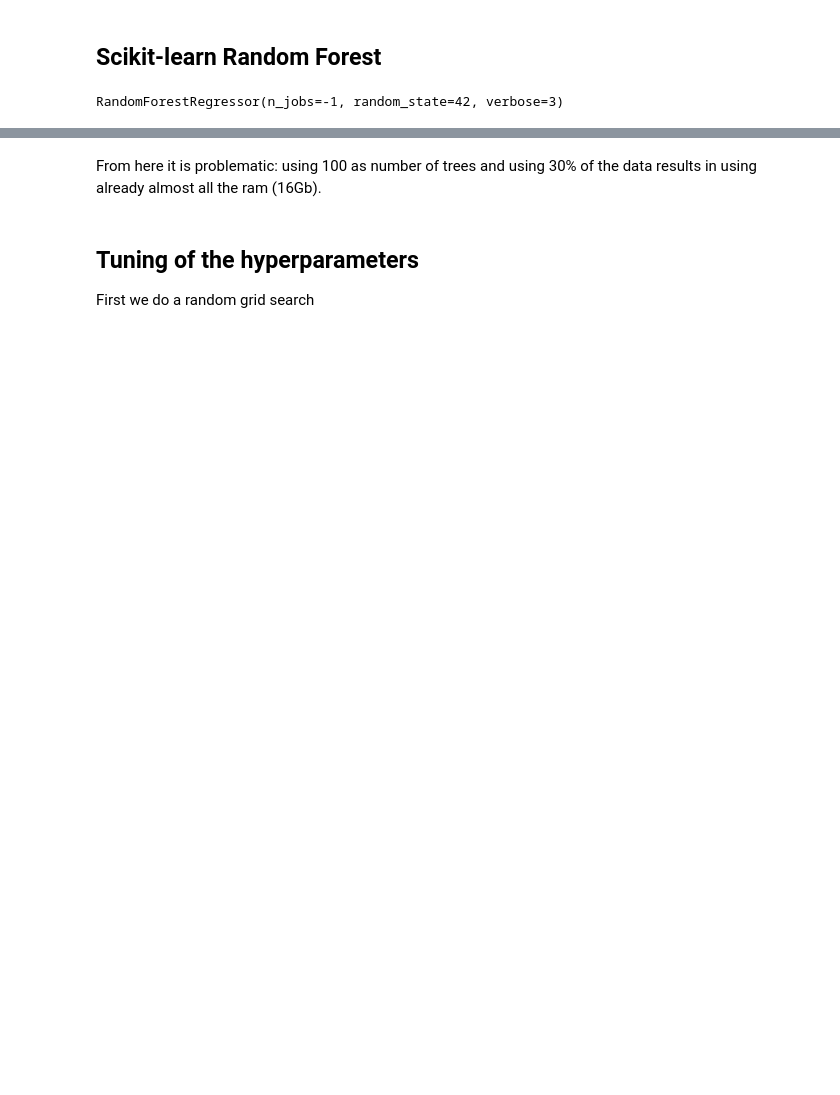
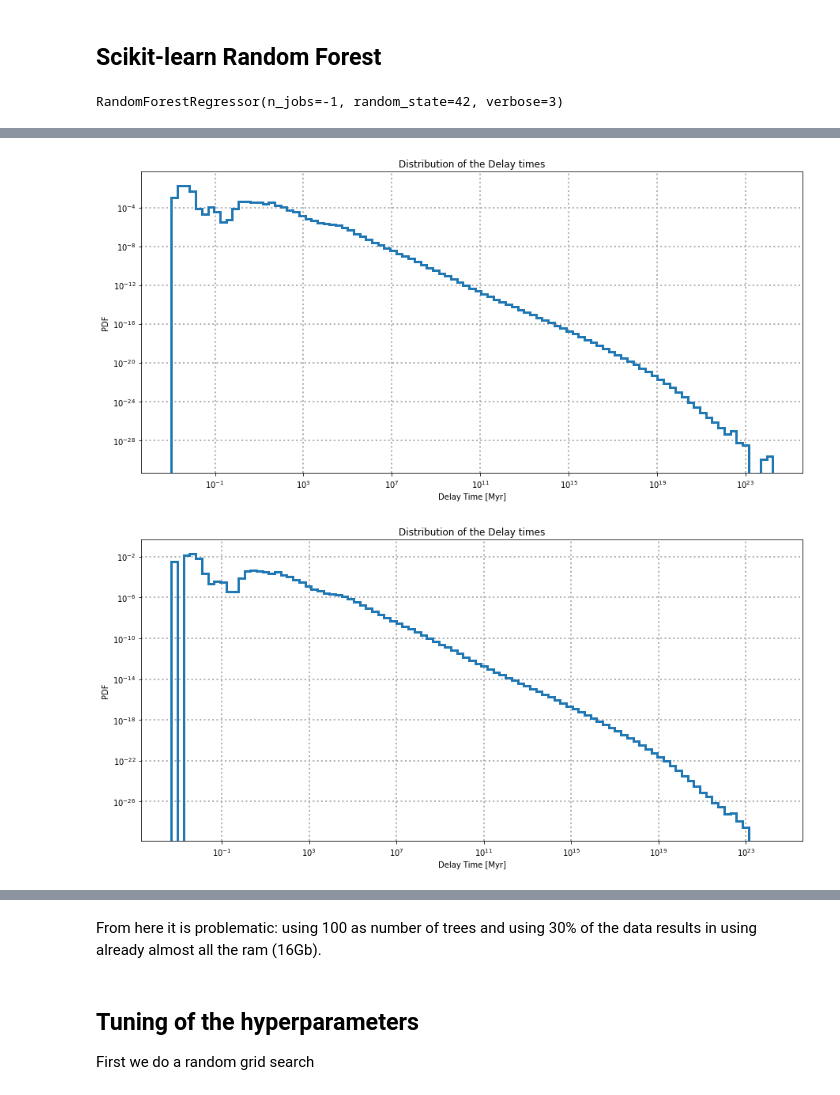
Before and after one commit to Bahadoram/Delay-Time-Dist.-of-Compact-Binary-Objects, a Jupyter notebook: random_forest.ipynb, the cells around one changed output, grey strips where cells are left out. Cells and saved outputs as stored; diff of their text form; code cells hidden in the pictures; blank space fills up the shorter version.

```diff
--- a/random_forest.ipynb
+++ b/random_forest.ipynb
@@ -31,12 +32,17 @@ import warnings
 # %% [markdown]
 ### Read data
 # %%
-dir        = "DATA/"
-file1      = 'BHBH_Delay_Time.csv'
+dir      = "DATA/"
+file1    = 'BHBH_Delay_Time.csv'
+file2    = 'BHBH_Delay_Time_Shuffled.csv'
 
-BHBH       = pd.read_csv(dir+file1)
+BHBH     = pd.read_csv(dir+file1)
 BHBH.drop(['Unnamed: 0.1', 'Unnamed: 0'], axis=1, inplace=True)
-BHBH.head()
+
+# shuffled dataset
+shuffled = pd.read_csv(dir+file1)
+shuffled.drop(['Unnamed: 0.1', 'Unnamed: 0'], axis=1, inplace=True)
+shuffled.head()
 # %% [output]
 |  | Index | ID | name | BWorldtime | Mass_0 | Radius_0 | Zams_0 | Phase_0 | RemnantType_0 | Mass_1 | ... |
 | 0 | 0 | 360308 | 0_792857804219921 | 5.411991 | 18.34303 | 0.000078 | 21.22227 | 7 | 6 | 21.09631 | ... |
@@ -137,6 +162,7 @@ RandomForestRegressor(n_jobs=-1, random_state=42, verbose=3)
 # %%
 # make predictions to compare with Y_test
-Y_pred = regressor.predict(X_test)
+Y_pred  = regressor.predict(X_test)
+Y_pred2 = regressor.predict(X_test2)
 # %% [output]
 [Parallel(n_jobs=8)]: Using backend ThreadingBackend with 8 concurrent workers.
 [Parallel(n_jobs=8)]: Done  16 tasks      | elapsed:    0.8s
@@ -177,3 +210,9 @@ plot_hist(Y_test, 100)
+# %%
+plot_hist(Y_pred2, 100)
+plot_hist(Y_test2, 100)
+# %% [output]
+[figure, added]
+[figure, added]
 # %%
 fig, ax = plt.subplots(figsize=(15,12))
 
```
Also changed, not shown: parts of 39 cells of this notebook, 3 other files.
